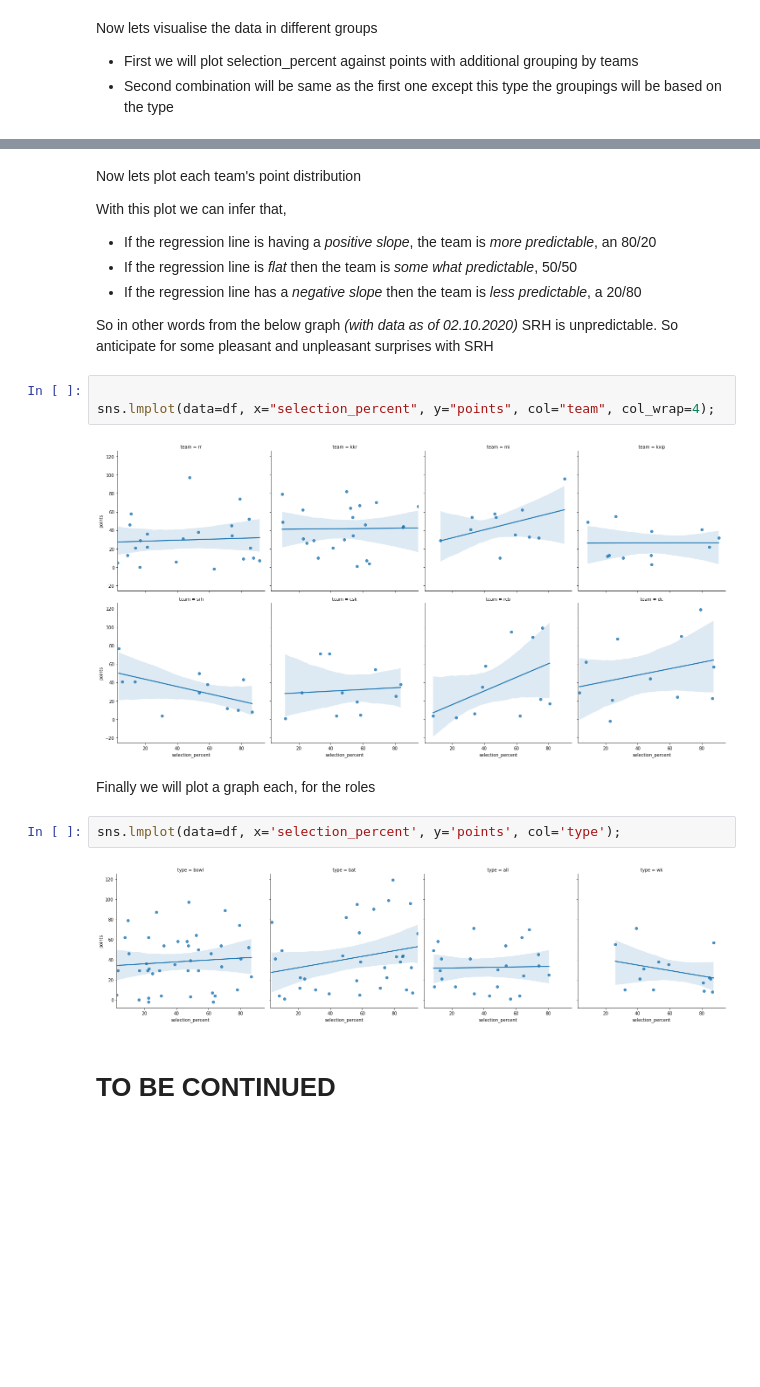
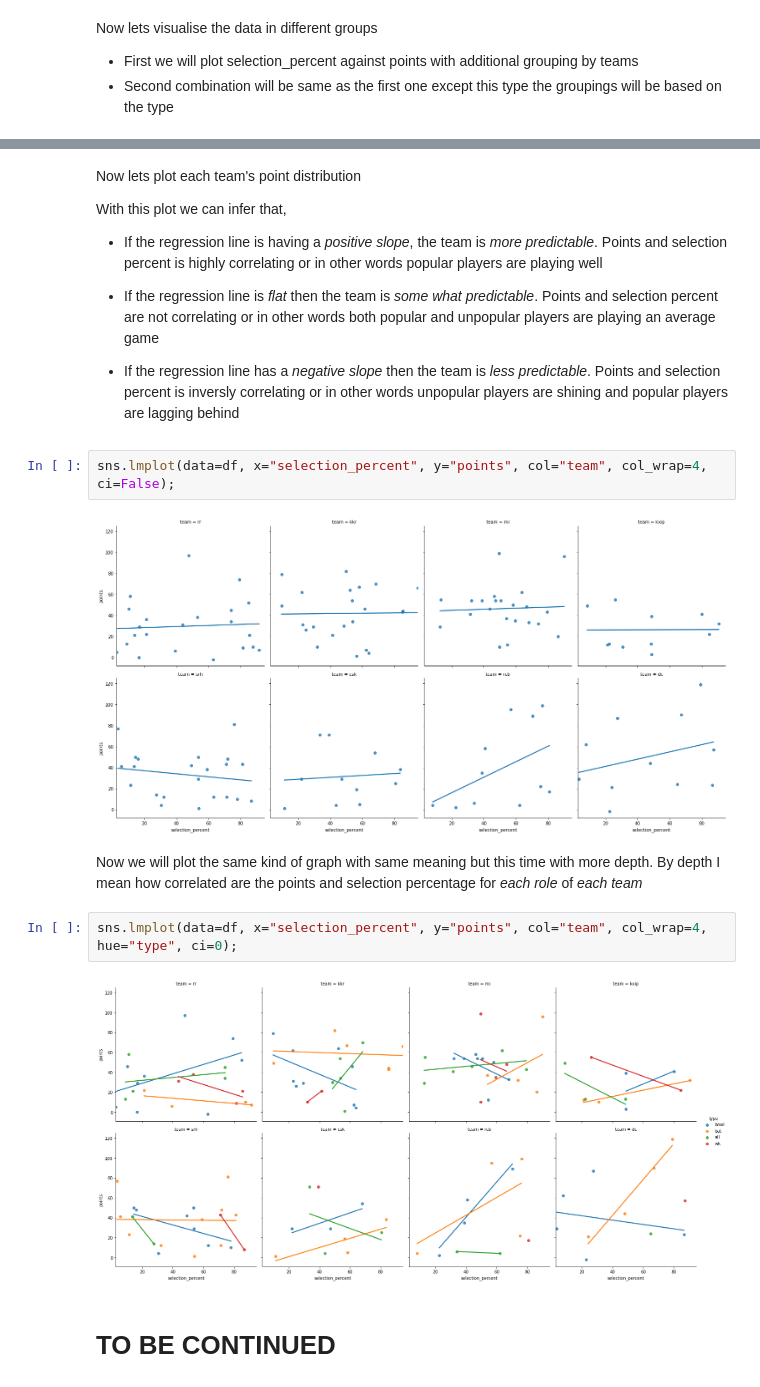
Before and after one commit to sarathsajan/dream11-predictor, a Jupyter notebook: Dream11_predictor.ipynb, the cells around one changed output, grey strips where cells are left out. Drawn from its saved outputs; the diff is of its cells as text; blank space fills up the shorter version.

```diff
--- a/Dream11_predictor.ipynb
+++ b/Dream11_predictor.ipynb
@@ -101,21 +99,20 @@ sns.scatterplot(x=df['selection_percent'], y=df['points'], hue=df['type'], ax=ax
 Now lets plot each team's point distribution
 
 With this plot we can infer that,
-  * If the regression line is having a *positive slope*, the team is *more predictable*, an 80/20
-  * If the regression line is *flat* then the team is *some what predictable*, 50/50
-  * If the regression line has a *negative slope* then the team is *less predictable*, a 20/80
+  * If the regression line is having a *positive slope*, the team is *more predictable*. Points and selection percent is highly correlating or in other words popular players are playing well
 
-  So in other words from the below graph *(with data as of 02.10.2020)* SRH is unpredictable. So anticipate for some pleasant and unpleasant surprises with SRH
+  * If the regression line is *flat* then the team is *some what predictable*. Points and selection percent are not correlating or in other words both popular and unpopular players are playing an average game
+
+  * If the regression line has a *negative slope* then the team is *less predictable*. Points and selection percent is inversly correlating or in other words unpopular players are shining and popular players are lagging behind
 # %%
-
-sns.lmplot(data=df, x="selection_percent", y="points", col="team", col_wrap=4);
+sns.lmplot(data=df, x="selection_percent", y="points", col="team", col_wrap=4, ci=False);
 # %% [output]
-[figure, old version]
+[figure, new version]
-# %% [markdown]
-Finally we will plot a graph each, for the roles
+# %% [markdown]
+Now we will plot the same kind of graph with same meaning but this time with more depth. By depth I mean how correlated are the points and selection percentage for *each role* of *each team*
 # %%
-sns.lmplot(data=df, x='selection_percent', y='points', col='type');
+sns.lmplot(data=df, x="selection_percent", y="points", col="team", col_wrap=4, hue="type", ci=0);
 # %% [output]
-[figure, old version]
+[figure, new version]
 # %% [markdown]
 # TO BE CONTINUED
```
Also changed, not shown: parts of 4 cells of this notebook.
